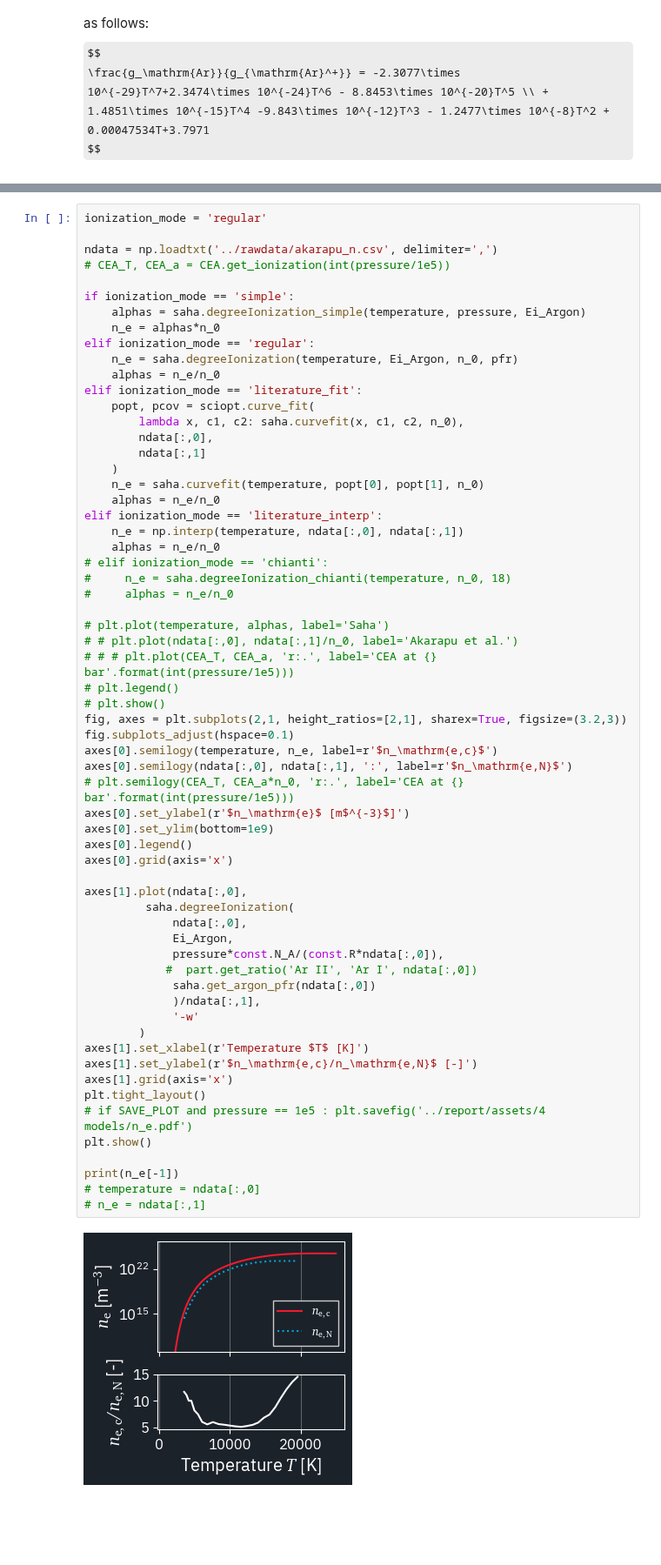
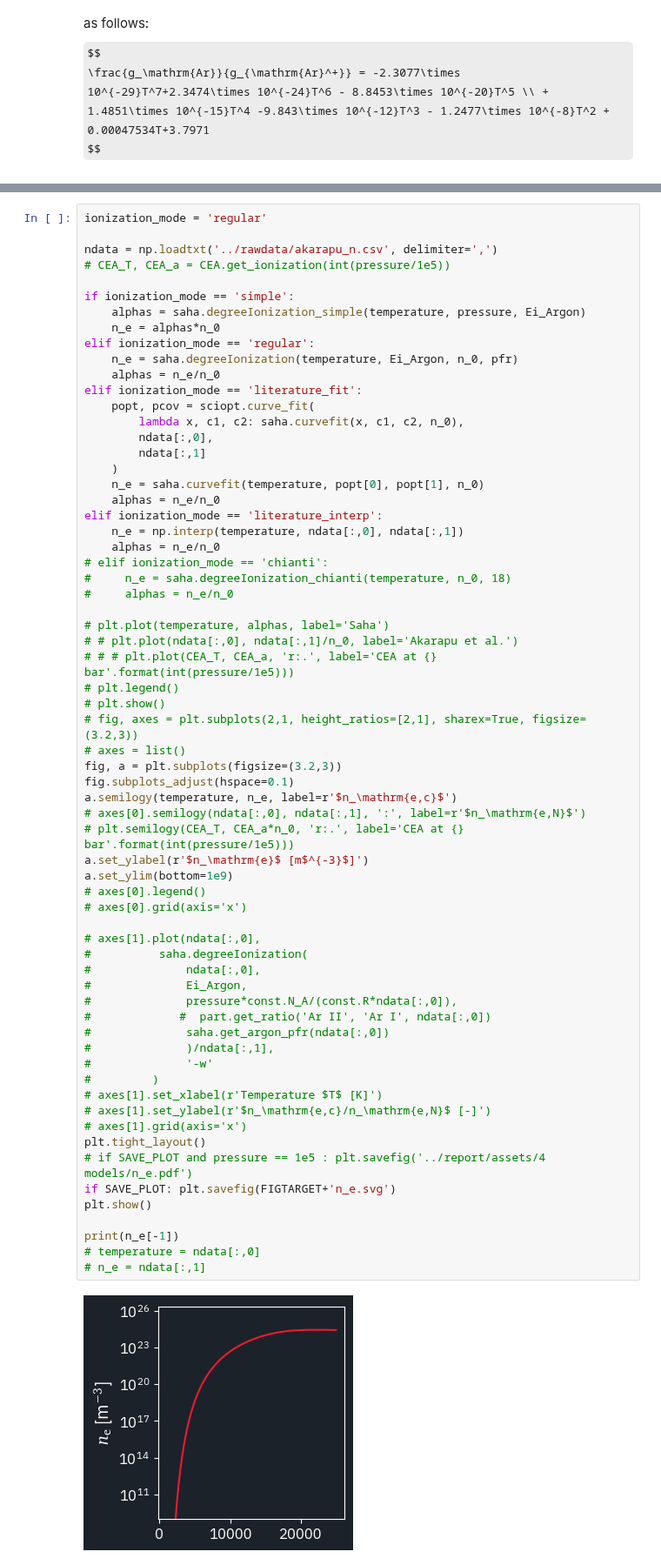
Before and after one commit to eeduplay/MScThesis, a Jupyter notebook: code/absorption.ipynb, the cells around one changed output, grey strips where cells are left out. Shown at 87% size. Cells and saved outputs as stored; diff of their text form; some formulas as TeX source; blank space fills up the shorter version.

```diff
--- a/code/absorption.ipynb
+++ b/code/absorption.ipynb
@@ -113,54 +113,57 @@ elif ionization_mode == 'literature_fit':
     popt, pcov = sciopt.curve_fit(
         lambda x, c1, c2: saha.curvefit(x, c1, c2, n_0),
         ndata[:,0],
         ndata[:,1]
     )
     n_e = saha.curvefit(temperature, popt[0], popt[1], n_0)
     alphas = n_e/n_0
 elif ionization_mode == 'literature_interp':
     n_e = np.interp(temperature, ndata[:,0], ndata[:,1])
     alphas = n_e/n_0
 # elif ionization_mode == 'chianti':
 #     n_e = saha.degreeIonization_chianti(temperature, n_0, 18)
 #     alphas = n_e/n_0
 
 # plt.plot(temperature, alphas, label='Saha')
 # # plt.plot(ndata[:,0], ndata[:,1]/n_0, label='Akarapu et al.')
 # # # plt.plot(CEA_T, CEA_a, 'r:.', label='CEA at {} bar'.format(int(pressure/1e5)))
 # plt.legend()
 # plt.show()
-fig, axes = plt.subplots(2,1, height_ratios=[2,1], sharex=True, figsize=(3.2,3))
+# fig, axes = plt.subplots(2,1, height_ratios=[2,1], sharex=True, figsize=(3.2,3))
+# axes = list()
+fig, a = plt.subplots(figsize=(3.2,3))
 fig.subplots_adjust(hspace=0.1)
-axes[0].semilogy(temperature, n_e, label=r'$n_\mathrm{e,c}$')
-axes[0].semilogy(ndata[:,0], ndata[:,1], ':', label=r'$n_\mathrm{e,N}$')
+a.semilogy(temperature, n_e, label=r'$n_\mathrm{e,c}$')
+# axes[0].semilogy(ndata[:,0], ndata[:,1], ':', label=r'$n_\mathrm{e,N}$')
 # plt.semilogy(CEA_T, CEA_a*n_0, 'r:.', label='CEA at {} bar'.format(int(pressure/1e5)))
-axes[0].set_ylabel(r'$n_\mathrm{e}$ [m$^{-3}$]')
-axes[0].set_ylim(bottom=1e9)
-axes[0].legend()
-axes[0].grid(axis='x')
+a.set_ylabel(r'$n_\mathrm{e}$ [m$^{-3}$]')
+a.set_ylim(bottom=1e9)
+# axes[0].legend()
+# axes[0].grid(axis='x')
 
-axes[1].plot(ndata[:,0],
-         saha.degreeIonization(
-             ndata[:,0],
-             Ei_Argon,
-             pressure*const.N_A/(const.R*ndata[:,0]),
-            #  part.get_ratio('Ar II', 'Ar I', ndata[:,0])
-             saha.get_argon_pfr(ndata[:,0])
-             )/ndata[:,1],
-             '-w'
-        )
-axes[1].set_xlabel(r'Temperature $T$ [K]')
-axes[1].set_ylabel(r'$n_\mathrm{e,c}/n_\mathrm{e,N}$ [-]')
-axes[1].grid(axis='x')
+# axes[1].plot(ndata[:,0],
+#          saha.degreeIonization(
+#              ndata[:,0],
+#              Ei_Argon,
+#              pressure*const.N_A/(const.R*ndata[:,0]),
+#             #  part.get_ratio('Ar II', 'Ar I', ndata[:,0])
+#              saha.get_argon_pfr(ndata[:,0])
+#              )/ndata[:,1],
+#              '-w'
+#         )
+# axes[1].set_xlabel(r'Temperature $T$ [K]')
+# axes[1].set_ylabel(r'$n_\mathrm{e,c}/n_\mathrm{e,N}$ [-]')
+# axes[1].grid(axis='x')
 plt.tight_layout()
 # if SAVE_PLOT and pressure == 1e5 : plt.savefig('../report/assets/4 models/n_e.pdf')
+if SAVE_PLOT: plt.savefig(FIGTARGET+'n_e.svg')
 plt.show()
 
 print(n_e[-1])
 # temperature = ndata[:,0]
 # n_e = ndata[:,1]
 # %% [output]
-[figure, old version]
+[figure, new version]
 2.6322500007133325e+24
 # %% [markdown]
 ## Figure 2: Inverse-Bremsstrahlung Absorption
```
Also changed, not shown: parts of 3 cells of this notebook, 1 other file.
